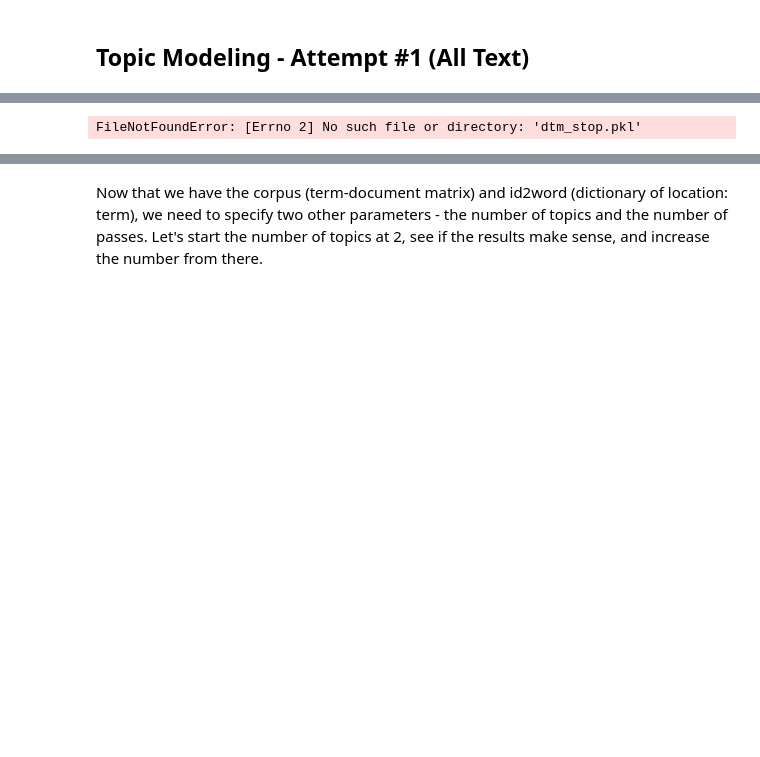
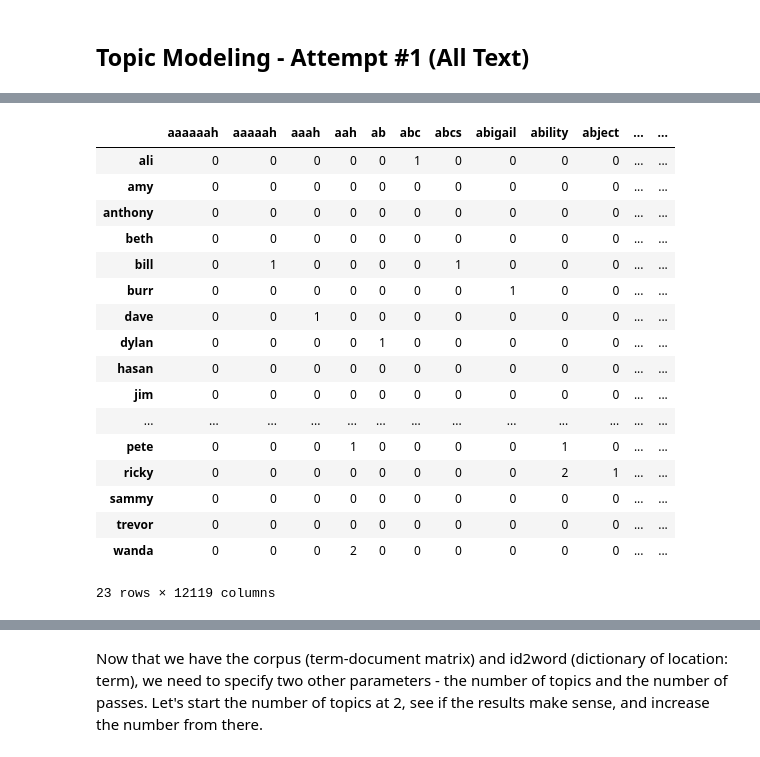
Before and after one commit to IqmanS/NLP-Assignments, a Jupyter notebook: NLP_in_Python_6.ipynb, the cells around one changed output, grey strips where cells are left out. Cells and saved outputs as stored; diff of their text form; code cells hidden in the pictures; blank space fills up the shorter version.

```diff
--- a/NLP_in_Python_6.ipynb
+++ b/NLP_in_Python_6.ipynb
@@ -17,12 +39,29 @@ Once the topic modeling technique is applied, your job as a human is to interpre
 # %%
 # Let's read in our document-term matrix
 import pandas as pd
 import pickle
 
-data = pd.read_pickle('dtm_stop.pkl')
+data = pd.read_pickle('dtm.pkl')
 data
 # %% [output]
+|  | aaaaaah | aaaaah | aaah | aah | ab | abc | abcs | abigail | ability | abject | ... | ... |
+| ali | 0 | 0 | 0 | 0 | 0 | 1 | 0 | 0 | 0 | 0 | ... | ... |
+| amy | 0 | 0 | 0 | 0 | 0 | 0 | 0 | 0 | 0 | 0 | ... | ... |
+| anthony | 0 | 0 | 0 | 0 | 0 | 0 | 0 | 0 | 0 | 0 | ... | ... |
+| beth | 0 | 0 | 0 | 0 | 0 | 0 | 0 | 0 | 0 | 0 | ... | ... |
+| bill | 0 | 1 | 0 | 0 | 0 | 0 | 1 | 0 | 0 | 0 | ... | ... |
+| burr | 0 | 0 | 0 | 0 | 0 | 0 | 0 | 1 | 0 | 0 | ... | ... |
+| dave | 0 | 0 | 1 | 0 | 0 | 0 | 0 | 0 | 0 | 0 | ... | ... |
+| dylan | 0 | 0 | 0 | 0 | 1 | 0 | 0 | 0 | 0 | 0 | ... | ... |
+| hasan | 0 | 0 | 0 | 0 | 0 | 0 | 0 | 0 | 0 | 0 | ... | ... |
+| jim | 0 | 0 | 0 | 0 | 0 | 0 | 0 | 0 | 0 | 0 | ... | ... |
+| ... | ... | ... | ... | ... | ... | ... | ... | ... | ... | ... | ... | ... |
+| pete | 0 | 0 | 0 | 1 | 0 | 0 | 0 | 0 | 1 | 0 | ... | ... |
+| ricky | 0 | 0 | 0 | 0 | 0 | 0 | 0 | 0 | 2 | 1 | ... | ... |
+| sammy | 0 | 0 | 0 | 0 | 0 | 0 | 0 | 0 | 0 | 0 | ... | ... |
+| trevor | 0 | 0 | 0 | 0 | 0 | 0 | 0 | 0 | 0 | 0 | ... | ... |
+| wanda | 0 | 0 | 0 | 2 | 0 | 0 | 0 | 0 | 0 | 0 | ... | ... |
-FileNotFoundError: [Errno 2] No such file or directory: 'dtm_stop.pkl'
+23 rows × 12119 columns
 # %%
 # Import the necessary modules for LDA with gensim
 # Terminal / Anaconda Navigator: conda install -c conda-forge gensim
```
Also changed, not shown: parts of 21 cells of this notebook.
